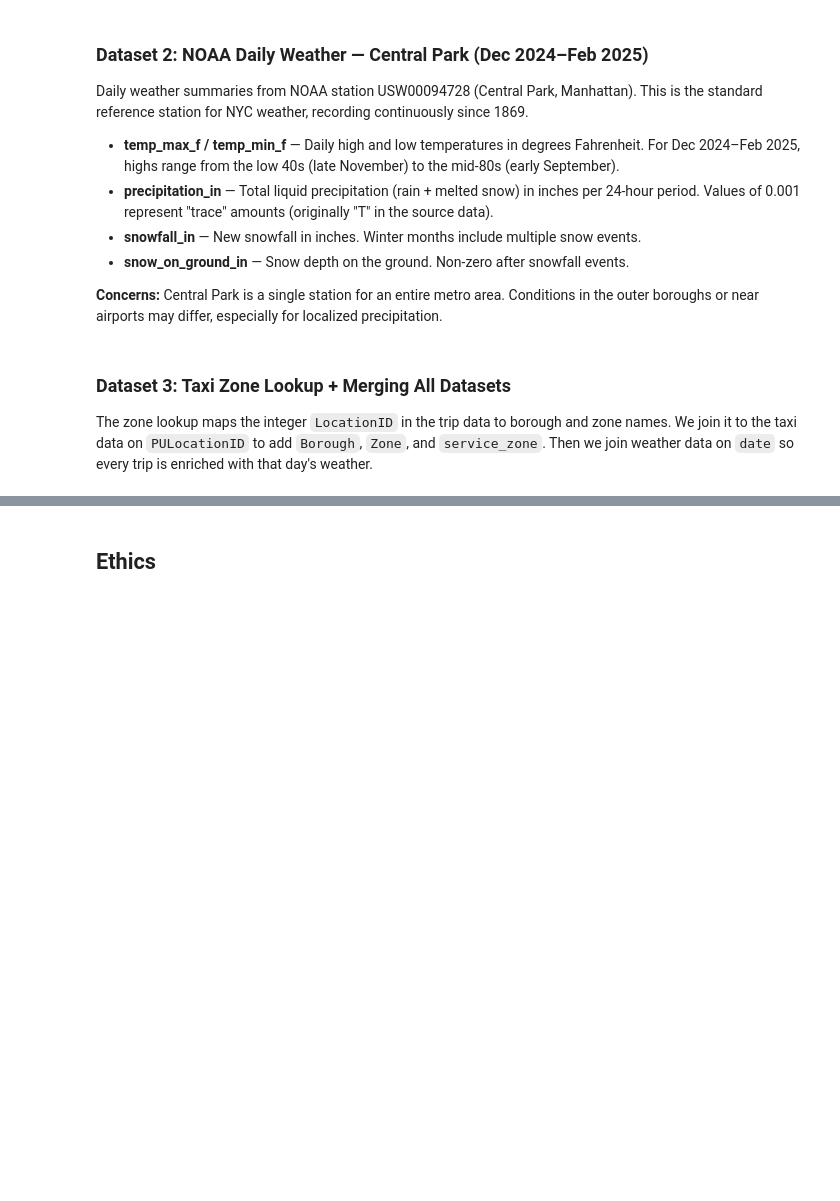
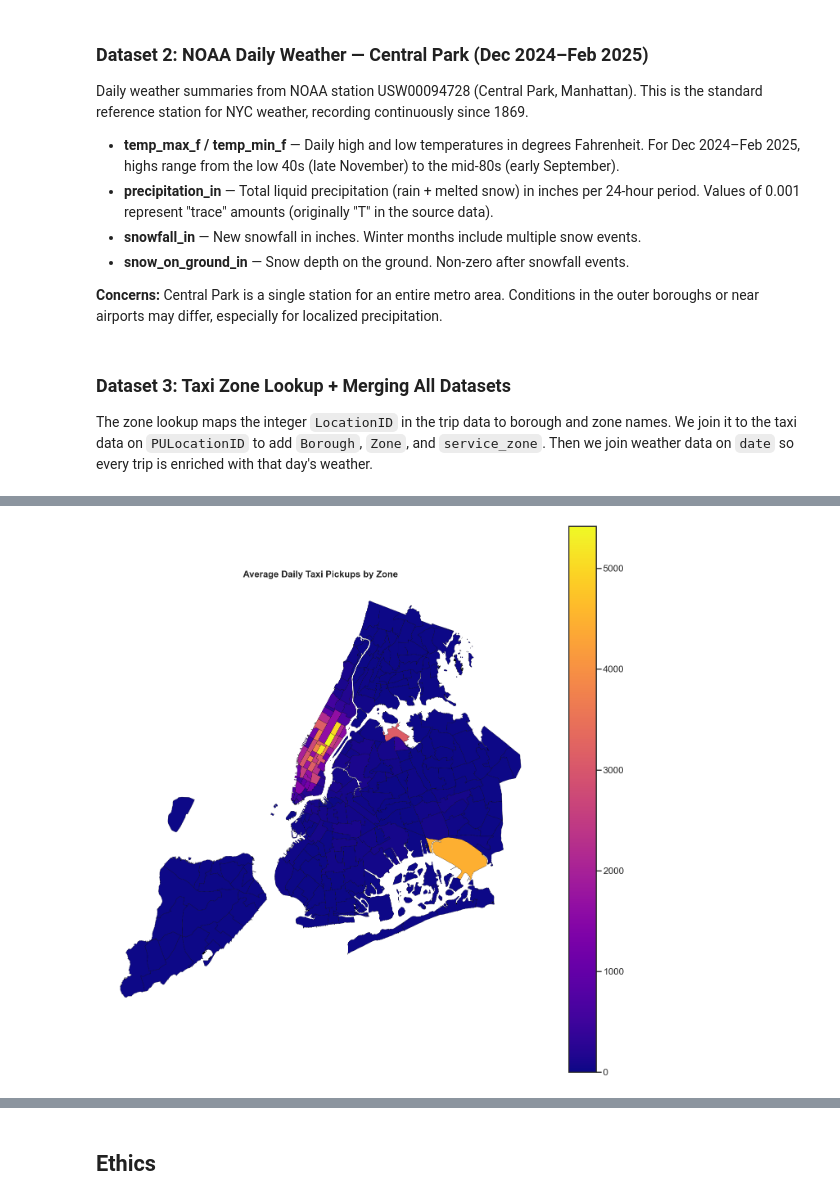
Before and after one commit to COGS108/Group062_WI26, a Jupyter notebook: 02-EDACheckpoint.ipynb, the cells around one changed output, grey strips where cells are left out. Saved outputs shown, nothing was run; the diff lists cells and outputs as text; code cells hidden in the pictures; blank space fills up the shorter version.

```diff
--- a/02-EDACheckpoint.ipynb
+++ b/02-EDACheckpoint.ipynb
@@ -339,0 +488,10 @@ Some more words and stuff.  Remember notebooks work best if you interleave the c
+# %%
+fig, ax = plt.subplots(1, 1, figsize=(14, 14))
+
+seda.plot_choropleth(geo_demand, 'avg_daily_trips',
+                     'Average Daily Taxi Pickups by Zone',
+                     cmap='plasma', ax=ax)
+plt.tight_layout()
+plt.show()
+# %% [output]
+[figure, added]
```
Also changed, not shown: parts of 29 cells of this notebook, 5 other files.
